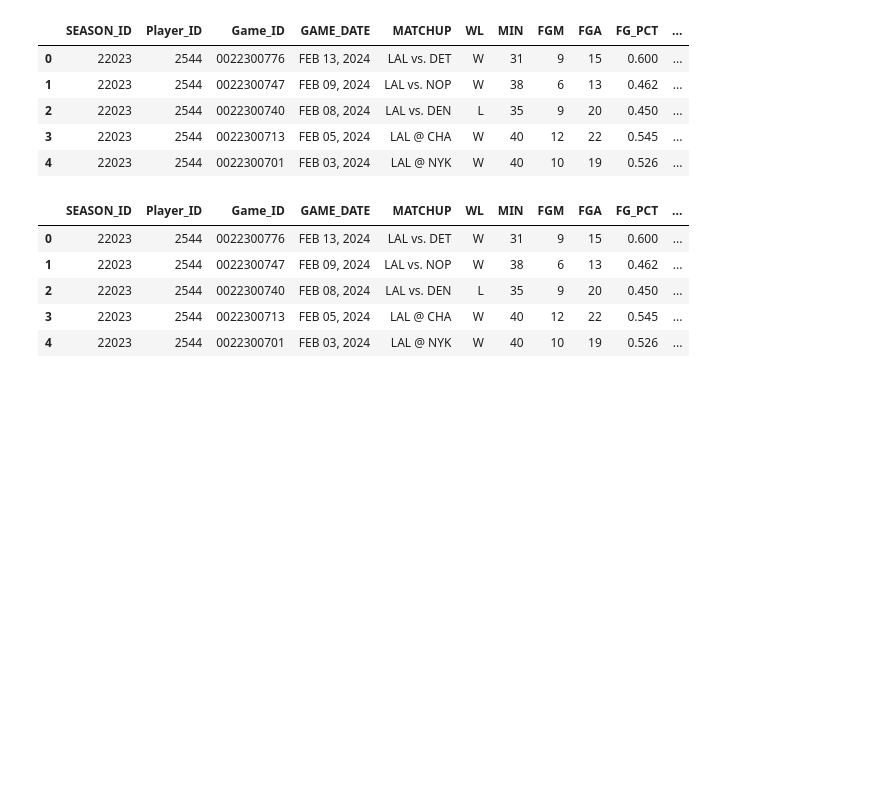
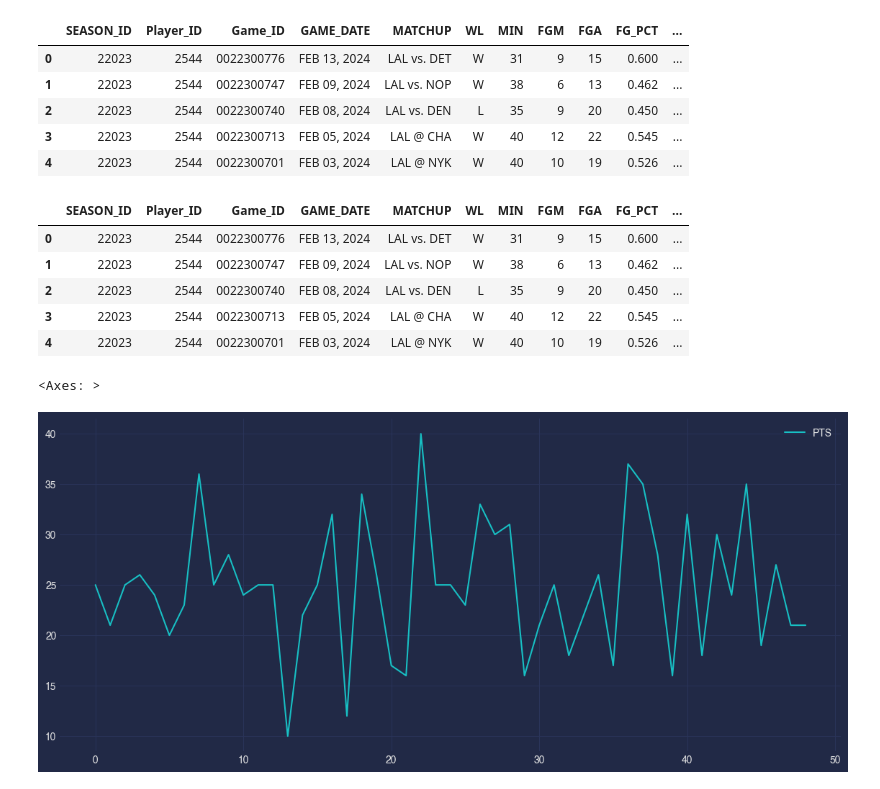
Before and after one commit to PyroBBMC/NBAStats, a Jupyter notebook: MJStats.ipynb, the cells around one changed output. Drawn from its saved outputs; the diff is of its cells as text; code cells hidden in the pictures; blank space fills up the shorter version.

```diff
--- a/MJStats.ipynb
+++ b/MJStats.ipynb
@@ -312,0 +311,7 @@ lb
+# %%
+lbj_wl = lbj_game2023[['SEASON_ID', 'PTS']]
+# %%
+lbj_wl.plot(kind='line', figsize=(14,6))
+# %% [output]
+<Axes: >
+[figure, added]
```
Also changed, not shown: parts of 1 cell of this notebook.
